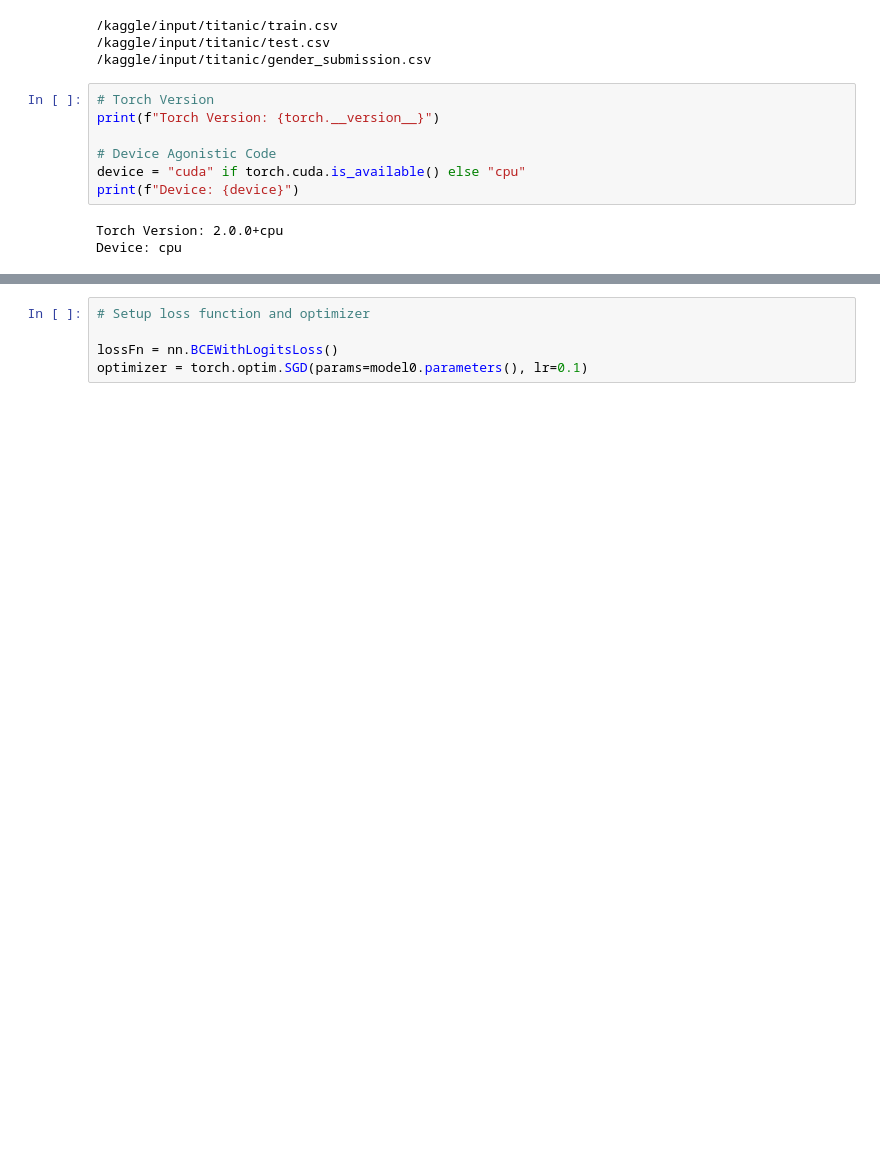
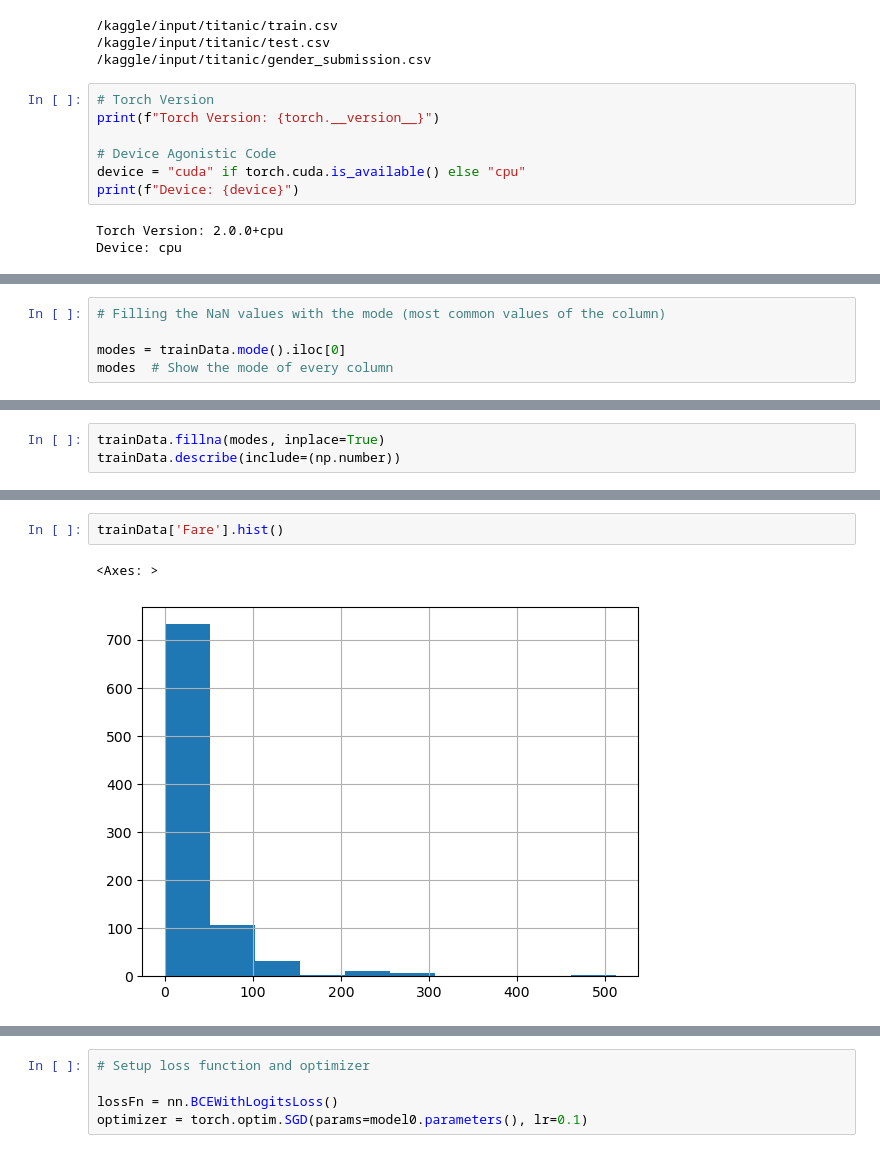
Before and after one commit to Nesasio/Titanic-Survival-Prediction, a Jupyter notebook: titanic.ipynb, the cells around one changed output, grey strips where cells are left out. Cells and saved outputs as stored; diff of their text form; blank space fills up the shorter version.

```diff
--- a/titanic.ipynb
+++ b/titanic.ipynb
@@ -98,0 +85,5 @@ y = torch.tensor(y.values, dtype=torch.float32)
+# %%
+# Filling the NaN values with the mode (most common values of the column)
+
+modes = trainData.mode().iloc[0]
+modes  # Show the mode of every column
@@ -98,0 +104,3 @@ y = torch.tensor(y.values, dtype=torch.float32)
+# %%
+trainData.fillna(modes, inplace=True)
+trainData.describe(include=(np.number))
@@ -98,0 +117,5 @@ y = torch.tensor(y.values, dtype=torch.float32)
+# %%
+trainData['Fare'].hist()
+# %% [output]
+<Axes: >
+[figure, added]
```
Also changed, not shown: parts of 26 cells of this notebook.
